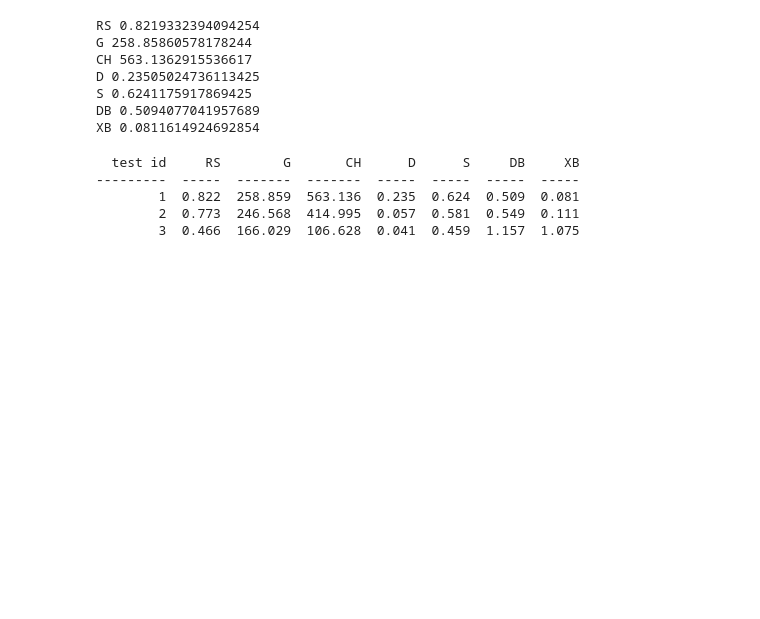
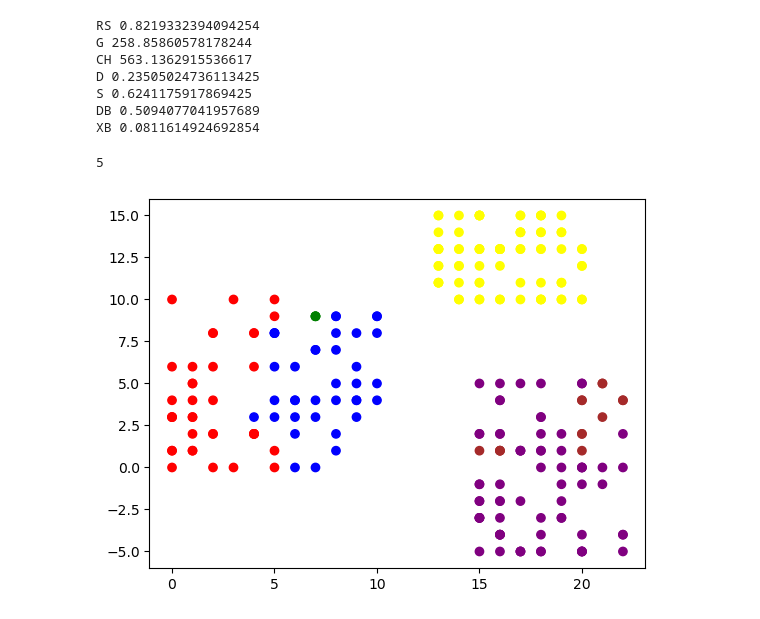
Before and after one commit to MrPlotva/Time-Series, a Jupyter notebook: indexes.ipynb, the cells around one changed output. Saved outputs shown, nothing was run; the diff lists cells and outputs as text; code cells hidden in the pictures; blank space fills up the shorter version.

Commit message:
tester interface

```diff
--- a/indexes.ipynb
+++ b/indexes.ipynb
@@ -299,35 +299,23 @@ D 0.23505024736113425
 S 0.6241175917869425
 DB 0.5094077041957689
 XB 0.0811614924692854
-# %%
-from indexes_lib import Tester
-
-tester = Tester()
-
-# test 1
-wishart = wishart_lib.Wishart(7, 10)
-w = wishart.fit(data_set)
-w = compress(w)
-tester.add_test(data_set, w)
-
-
-# test 2
-wishart = wishart_lib.Wishart(11, 5)
-w = wishart.fit(data_set)
-w = compress(w)
-tester.add_test(data_set, w)
-
-
-# test 3
-wishart = wishart_lib.Wishart(15, 3)
-w = wishart.fit(data_set)
-w = compress(w)
-tester.add_test(data_set, w)
-
-tester.display()
-# %% [output]
-  test id     RS        G       CH      D      S     DB     XB
----------  -----  -------  -------  -----  -----  -----  -----
-        1  0.822  258.859  563.136  0.235  0.624  0.509  0.081
-        2  0.773  246.568  414.995  0.057  0.581  0.549  0.111
-        3  0.466  166.029  106.628  0.041  0.459  1.157  1.075
+# %%
+from indexes_lib import Tester
+
+tester = Tester()
+
+def visualize(xs, ys, w):
+    print(max(w))
+    colours = [colour_pool[i] for i in w]
+    plt.scatter(xs, ys, c=colours)
+    plt.show()
+
+# test 1
+wishart = wishart_lib.Wishart(6, 0.2)
+w = wishart.fit(data_set)
+w = compress(w)
+tester.add_test(data_set, w)
+visualize(xs, ys, w)
+# %% [output]
+5
+[figure, added]
```
Also changed, not shown: parts of 7 cells of this notebook, 2 other files.
